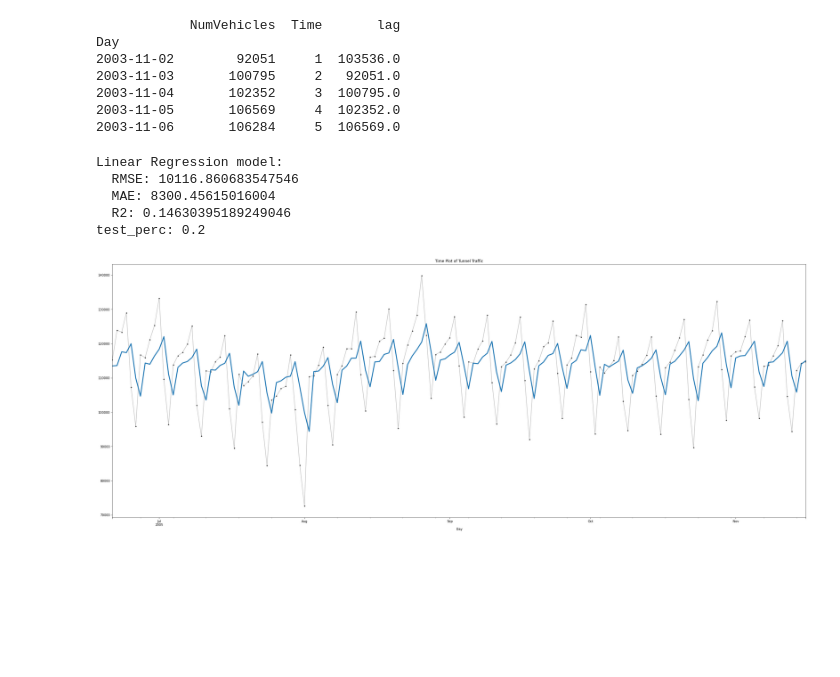
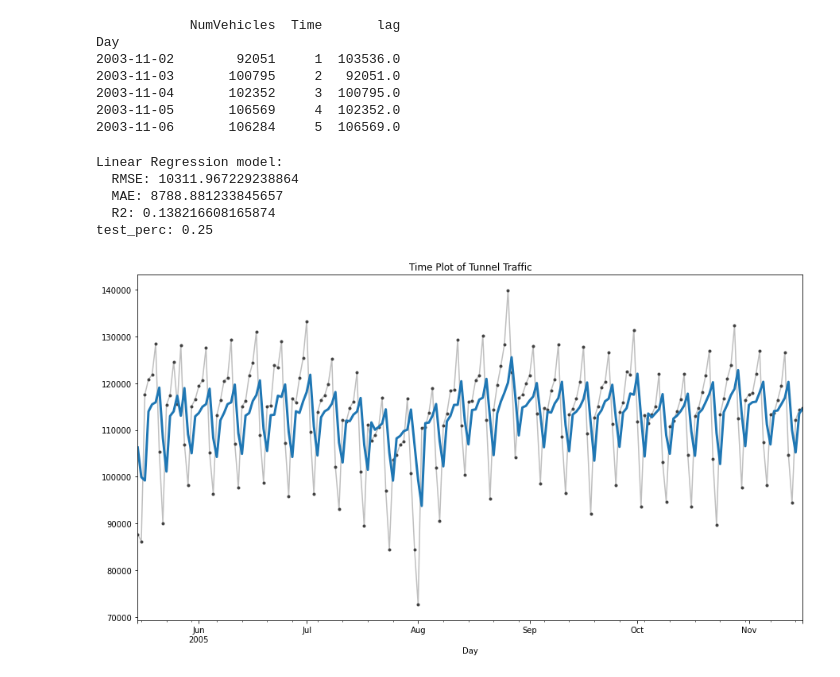
Before and after one commit to rbtessier/mlflow-timeseries-practice, a Jupyter notebook: Kaggle-Time-Series-Lessons/lag-timeseries.ipynb, the cells around one changed output. Cells and saved outputs as stored; diff of their text form; code cells hidden in the pictures; blank space fills up the shorter version.

```diff
--- a/Kaggle-Time-Series-Lessons/lag-timeseries.ipynb
+++ b/Kaggle-Time-Series-Lessons/lag-timeseries.ipynb
@@ -59,7 +59,7 @@ def eval_metrics(actual, pred):
 experiment_id = mlflow.set_experiment('cars-through-tunnel').experiment_id
 
 #determine where to truncate the training set
-test_perc = .2
+test_perc = .25
 test_size= round(test_perc * len(tunnel))
 
 # Split the data into training and test sets. (1 - test_perc, test_perc) split.
@@ -90,37 +90,37 @@ with mlflow.start_run():
 
     #fig, ax = plt.subplots()
     ax = test_y.plot(**plot_params)
-    ax=y_pred.plot(ax=ax, linewidth = 3, figsize = (40, 15))
+    ax=y_pred.plot(ax=ax, linewidth = 3, figsize = (15, 8))
     ax.set_title('Time Plot of Tunnel Traffic')
 
     regress_pic = plt.savefig('ts-regress', ax = ax)
 
     tags = {'purpose' : 'education',
             'problem' : 'time-series'}
 
     mlflow.log_param
     mlflow.log_metric("rmse", rmse)
     mlflow.log_metric("r2", r2)
     mlflow.log_metric("mae", mae)
     mlflow.log_artifact("ts-regress.png")
     mlflow.set_tags(tags)
 
     tracking_url_type_store = urlparse(mlflow.get_tracking_uri()).scheme
 
         # Model registry does not work with file store
     if tracking_url_type_store != "file":
 
             # Register the model
             # There are other ways to use the Model Registry, which depends on the use case,
             # please refer to the doc for more information:
             # https://mlflow.org/docs/latest/model-registry.html#api-workflow
         mlflow.sklearn.log_model(model, "model", registered_model_name="LinRegTunnelModel")
     else:
         mlflow.sklearn.log_model(model, "model")
 # %% [output]
 Linear Regression model:
-  RMSE: 10116.860683547546
-  MAE: 8300.45615016004
-  R2: 0.14630395189249046
-test_perc: 0.2
+  RMSE: 10311.967229238864
+  MAE: 8788.881233845657
+  R2: 0.138216608165874
+test_perc: 0.25
-[figure, old version]
+[figure, new version]
```
